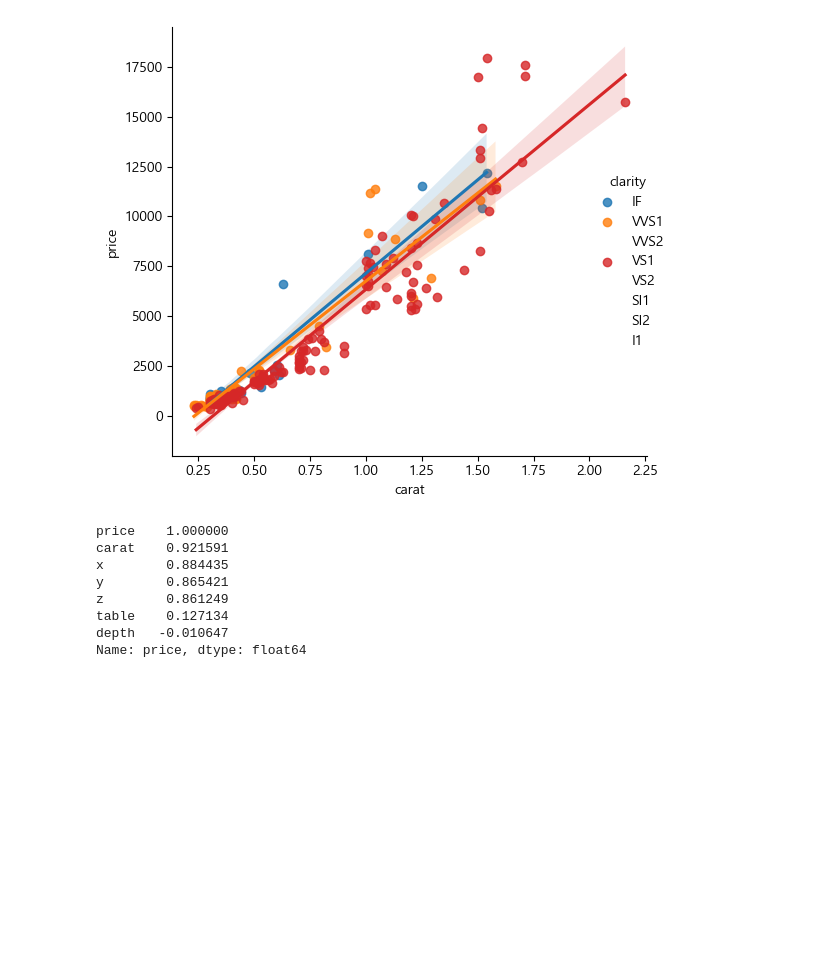
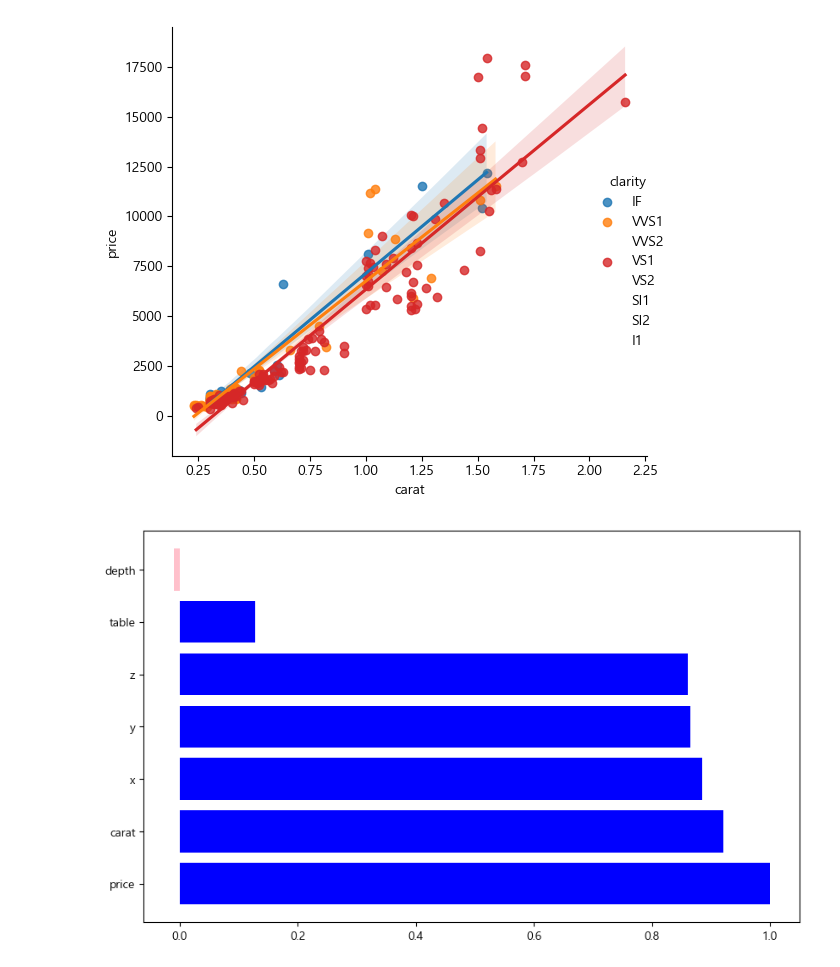
Before and after one commit to qkfmadl0-create/day18, a Jupyter notebook: 04_correlation_scatter.ipynb, the cells around one changed output. Saved outputs shown, nothing was run; the diff lists cells and outputs as text; code cells hidden in the pictures; blank space fills up the shorter version.

```diff
--- a/04_correlation_scatter.ipynb
+++ b/04_correlation_scatter.ipynb
@@ -91,20 +91,13 @@ plt.show()
 # %%
 # 어떤 속성이 가격에 가장 큰 영향을 미칠까?
 # 수치형 변수들의 상관계수를 계산
 
 
 numeric_cols = list(diamonds.describe().columns)
 numeric_cols.remove('price')
-diamonds[numeric_cols + ['price']].corr()['price'].sort_values(ascending=False)
+collelaion = diamonds[numeric_cols + ['price']].corr()['price'].sort_values(ascending=False)
 fig, ax = plt.subplots(figsize=((10,6)))
-colors = ['blue' if x > 0 else 'pink' for x in correlation.values]
-bars = ax.barh(collelation.index, collelation.values, color = colors)
+colors = ['blue' if x > 0 else 'pink' for x in collelaion.values]
+bars = ax.barh(collelaion.index, collelaion.values, color = colors)
 # %% [output]
-price    1.000000
-carat    0.921591
-x        0.884435
-y        0.865421
-z        0.861249
-table    0.127134
-depth   -0.010647
-Name: price, dtype: float64
+[figure, added]
```
Also changed, not shown: parts of 2 cells of this notebook.
